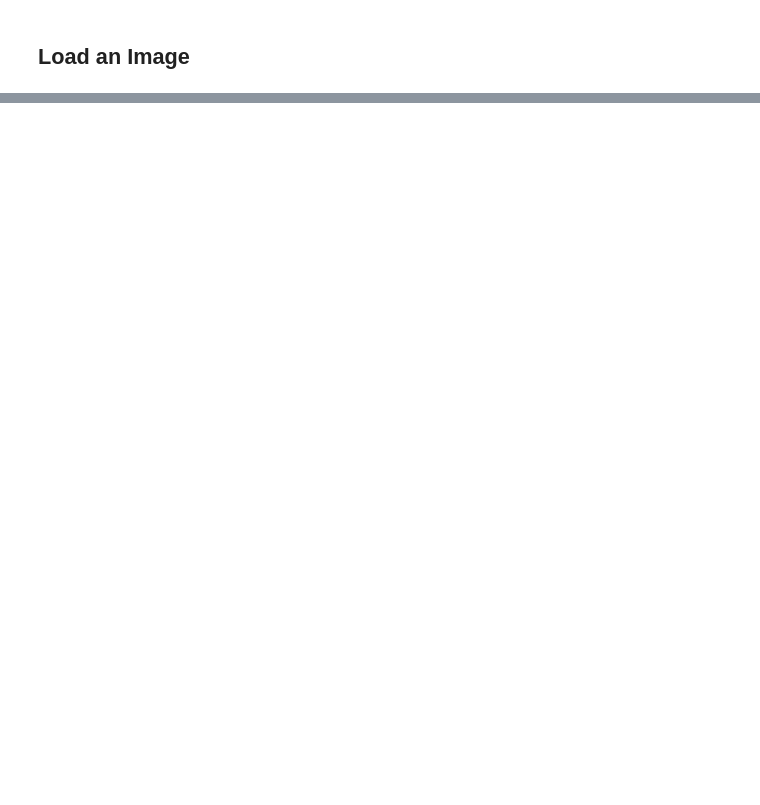
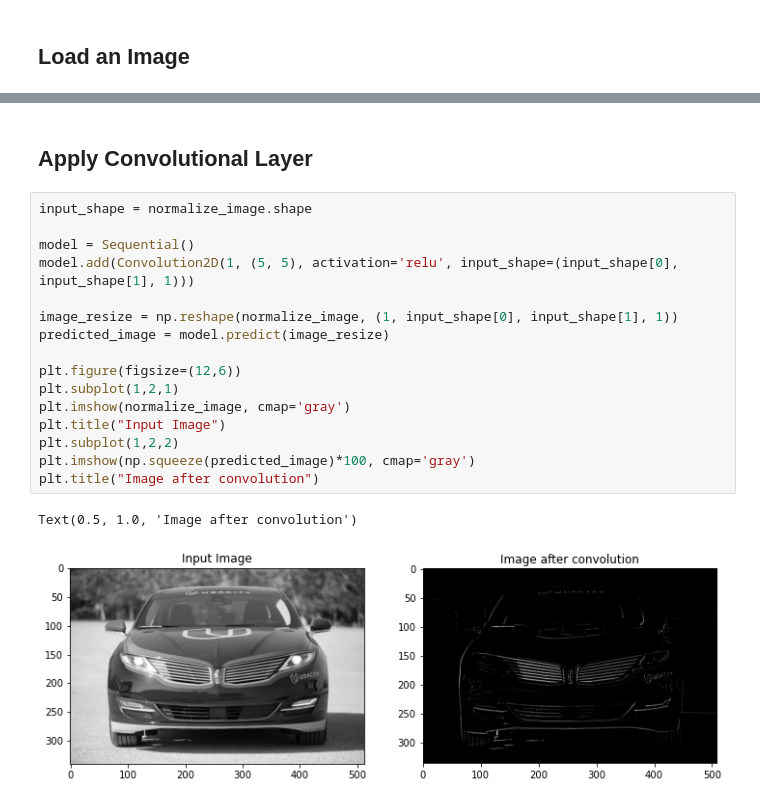
Before and after one commit to team-daniel/Deep-Learning, a Jupyter notebook: Resources/Convolutional-Neural-Networks-Explained/CNN-Explained.ipynb, the cells around one changed output, grey strips where cells are left out. Drawn from its saved outputs; the diff is of its cells as text; blank space fills up the shorter version.

```diff
--- a/Resources/Convolutional-Neural-Networks-Explained/CNN-Explained.ipynb
+++ b/Resources/Convolutional-Neural-Networks-Explained/CNN-Explained.ipynb
@@ -27,0 +28,21 @@ AttributeError: 'NoneType' object has no attribute 'astype'
+# %% [markdown]
+## Apply Convolutional Layer
+# %%
+input_shape = normalize_image.shape
+
+model = Sequential()
+model.add(Convolution2D(1, (5, 5), activation='relu', input_shape=(input_shape[0], input_shape[1], 1)))
+
+image_resize = np.reshape(normalize_image, (1, input_shape[0], input_shape[1], 1))
+predicted_image = model.predict(image_resize)
+
+plt.figure(figsize=(12,6))
+plt.subplot(1,2,1)
+plt.imshow(normalize_image, cmap='gray')
+plt.title("Input Image")
+plt.subplot(1,2,2)
+plt.imshow(np.squeeze(predicted_image)*100, cmap='gray')
+plt.title("Image after convolution")
+# %% [output]
+Text(0.5, 1.0, 'Image after convolution')
+[figure, added]
```
Also changed, not shown: parts of 13 cells of this notebook, 4 other files.
